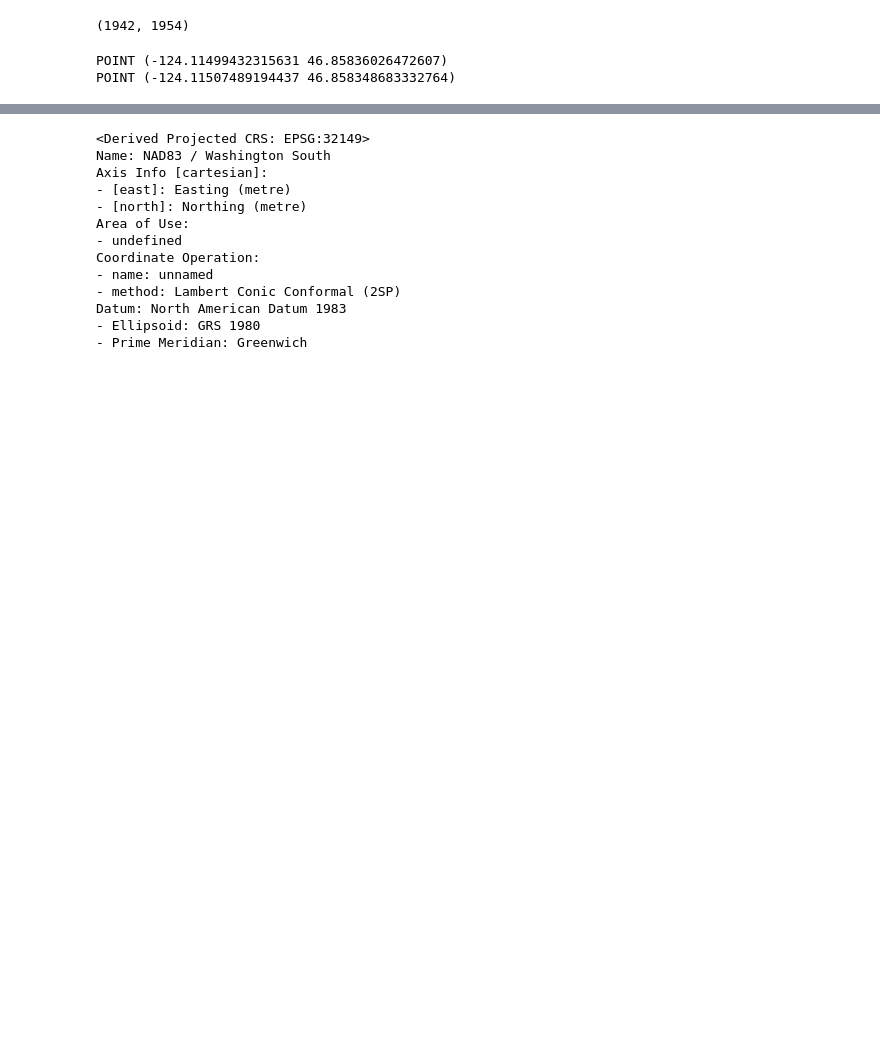
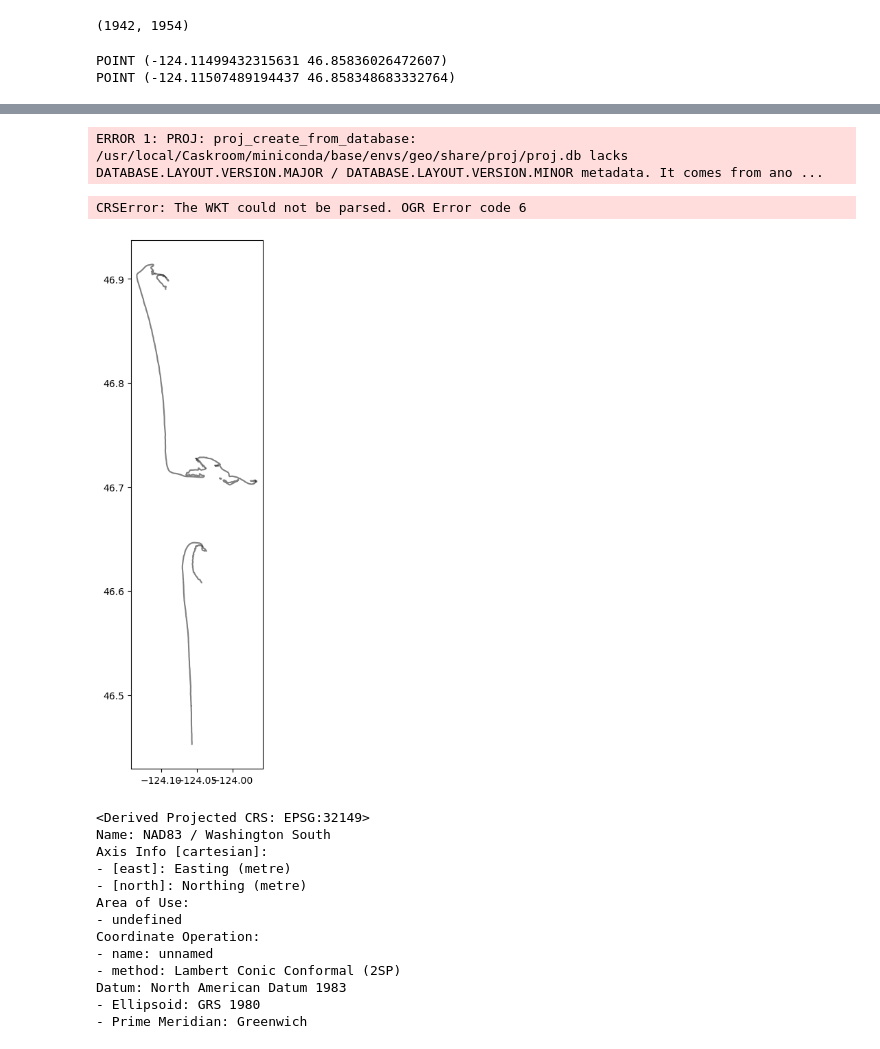
Before and after one commit to JerryLiu-96/Grays_Harbor_Storymap, a Jupyter notebook: assets/DSAS_class.ipynb, the cells around one changed output, grey strips where cells are left out. Drawn from its saved outputs; the diff is of its cells as text; code cells hidden in the pictures; blank space fills up the shorter version.

```diff
--- a/assets/DSAS_class.ipynb
+++ b/assets/DSAS_class.ipynb
@@ -423,3 +428,15 @@ CRSError: The WKT could not be parsed. OGR Error code 6
+# %%
+#test cell
+# Load GeoJSON data from file
+data = gpd.read_file('1926_coastline.geojson')
+
+ax = data.plot(figsize=(10,10), alpha=0.5, edgecolor='k')
+
+ctx.add_basemap(ax, crs=data.crs.to_string())
+# %% [output]
+ERROR 1: PROJ: proj_create_from_database: /usr/local/Caskroom/miniconda/base/envs/geo/share/proj/proj.db lacks DATABASE.LAYOUT.VERSION.MAJOR / DATABASE.LAYOUT.VERSION.MINOR metadata. It comes from ano ...
+CRSError: The WKT could not be parsed. OGR Error code 6
+[figure, added]
 # %%
 data.crs
 # %% [output]
```
Also changed, not shown: parts of 3 cells of this notebook, 3 other files.
